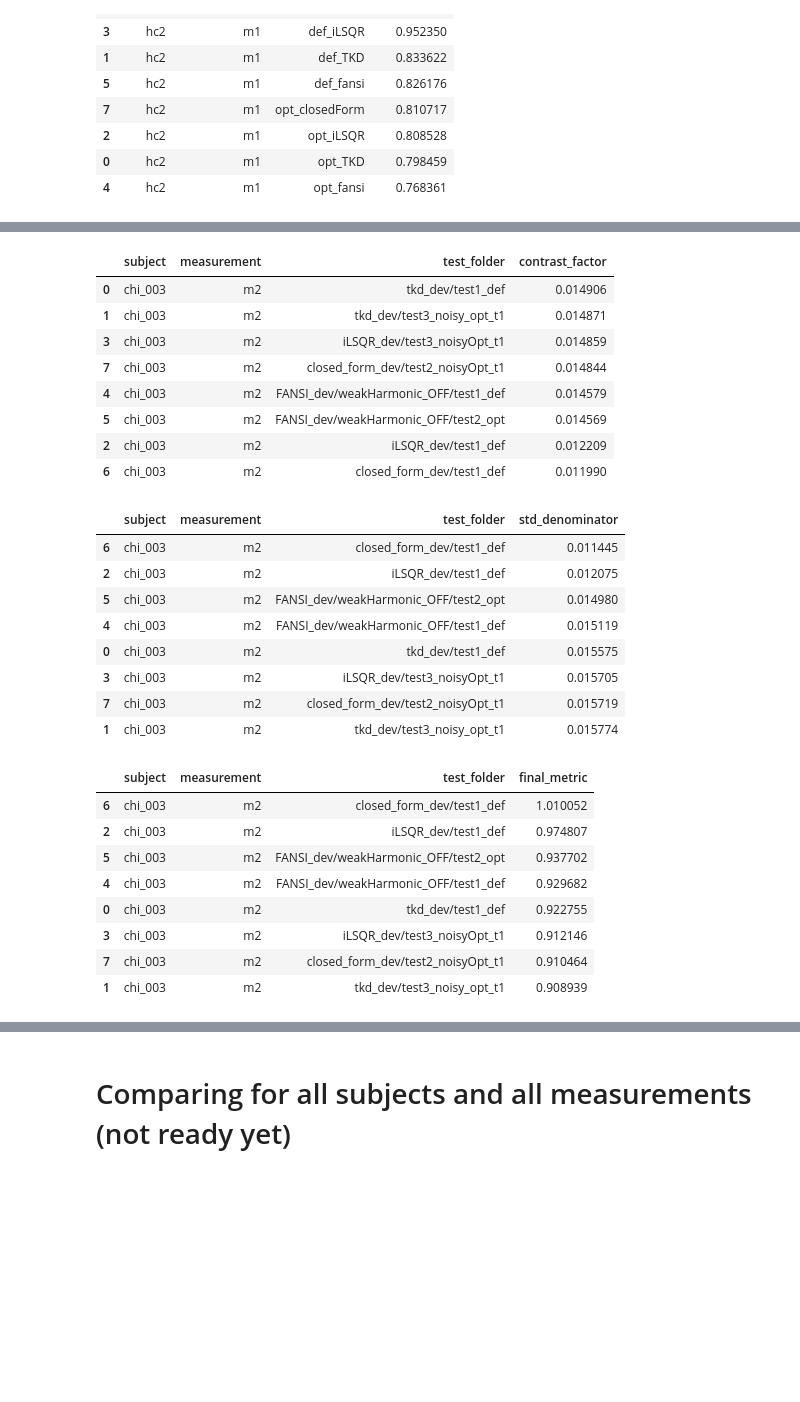
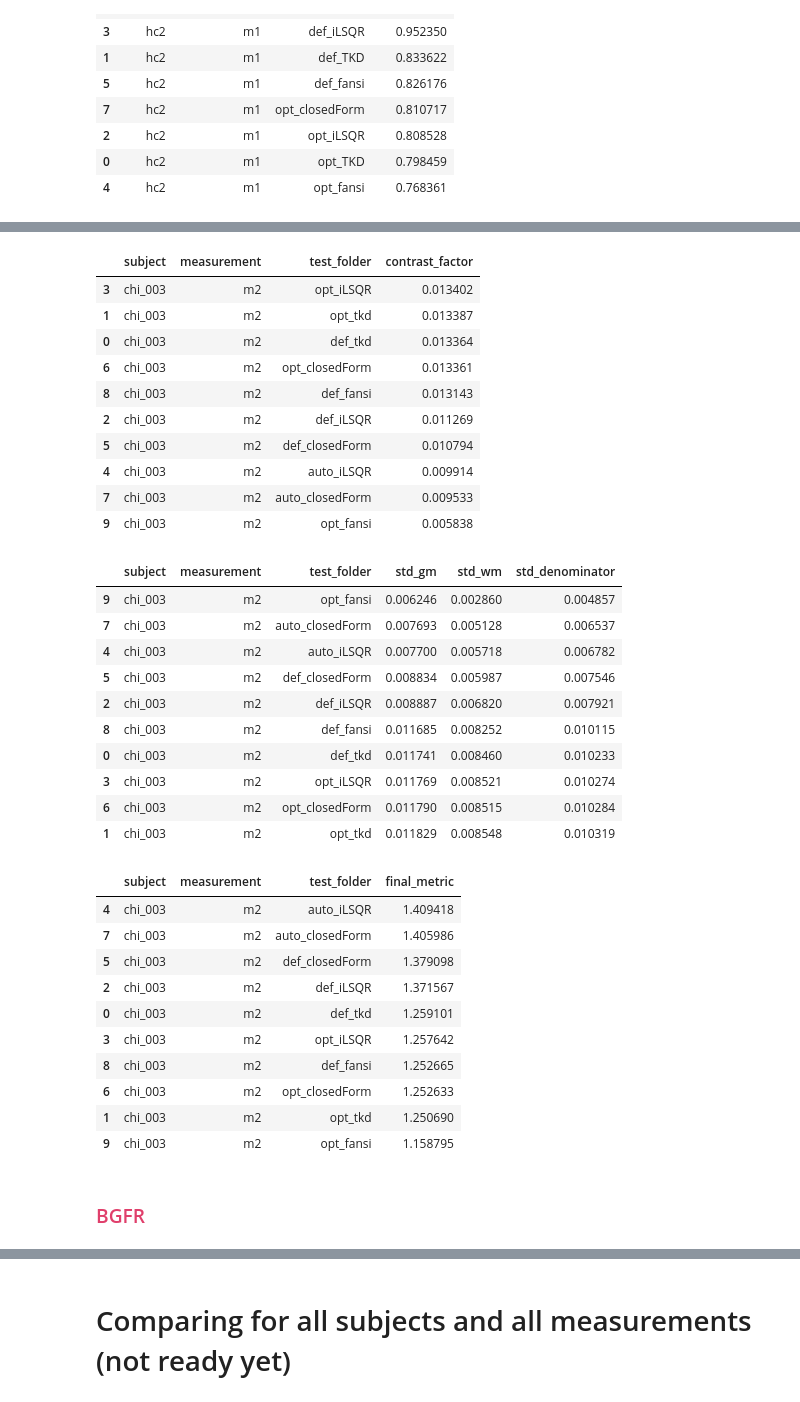
Before and after one commit to sriosq/Image-processing-strategies, a Jupyter notebook: qsm_testing/chi_mapping_metric_analysis.ipynb, the cells around one changed output, grey strips where cells are left out. Drawn from its saved outputs; the diff is of its cells as text; code cells hidden in the pictures; blank space fills up the shorter version.

```diff
--- a/qsm_testing/chi_mapping_metric_analysis.ipynb
+++ b/qsm_testing/chi_mapping_metric_analysis.ipynb
@@ -289,7 +350,9 @@ final_metric_sorted_hc2_m1[['subject', 'measurement', 'test_folder', 'final_metr
 # %%
-chi_003_m2_test_folders = ['tkd_dev/test1_def', 'tkd_dev/test3_noisy_opt_t1', 'iLSQR_dev/test1_def', 'iLSQR_dev/test3_noisyOpt_t1', 'FANSI_dev/weakHarmonic_OFF/test1_def', 'FANSI_dev/weakHarmonic_OFF/test2_opt', "closed_form_dev/test1_def","closed_form_dev/test2_noisyOpt_t1"]
-# Remove MEDI due to wrong mean calculation, something wrong with lambda in MEDI 'MEDI_dev/test1_def', 'MEDI_dev/test6_noSMV_lmbda1e5'
-chi_003_m2_root_dir =  r"E:\msc_data\sc_qsm\neuropoly_data\chi_003\qsm_processing\2nd_3D_meGRE\chi_map"
+chi_003_m2_test_folders = ["def_tkd", "opt_tkd", "def_iLSQR",  "opt_iLSQR", "auto_iLSQR",
+                    "def_closedForm",  "opt_closedForm", "auto_closedForm", "def_fansi", "opt_fansi"]
+
+chi_003_m2_root_dir =  r"E:\msc_data\sc_qsm\neuropoly_data\chi_003\qsm_processing\2nd_3D_meGRE\auto_di_comp\comp_di"
+chi_003_sc_msk_path = r"E:\msc_data\sc_qsm\neuropoly_data\chi_003\qsm_processing\2nd_3D_meGRE\chi_003_m2_sc_msk_T0000.nii.gz"
 chi_003_m2_gm_msk_path = r"E:\msc_data\sc_qsm\neuropoly_data\chi_003\qsm_processing\2nd_3D_meGRE\chi_003_m2_gm_msk.nii.gz"
 chi_003_m2_wm_msk_path = r"E:\msc_data\sc_qsm\neuropoly_data\chi_003\qsm_processing\2nd_3D_meGRE\chi_003_m2_wm_msk.nii.gz"
-chi_003_m2_opt_pdf_to_all_DI_df = chimap_comp_wm_gm_custom('chi_003', 'm2', chi_003_m2_root_dir, chi_003_m2_test_folders, chi_003_m2_gm_msk_path, chi_003_m2_wm_msk_path)
+chi_003_m2_opt_pdf_to_all_DI_df = multi_algo_comp_wm_gm_custom('chi_003', 'm2', "chi_map", chi_003_m2_root_dir, chi_003_m2_test_folders, chi_003_m2_gm_msk_path, chi_003_m2_wm_msk_path)
@@ -301,35 +393,43 @@ final_metric_sorted_chi_003_m2 = chi_003_m2_opt_pdf_to_all_DI_df.sort_values(by=
 contrast_sorted_chi_003_m2[['subject', 'measurement', 'test_folder', 'contrast_factor']]
 # %% [output]
 |  | subject | measurement | test_folder | contrast_factor |
-| 0 | chi_003 | m2 | tkd_dev/test1_def | 0.014906 |
-| 1 | chi_003 | m2 | tkd_dev/test3_noisy_opt_t1 | 0.014871 |
-| 3 | chi_003 | m2 | iLSQR_dev/test3_noisyOpt_t1 | 0.014859 |
-| 7 | chi_003 | m2 | closed_form_dev/test2_noisyOpt_t1 | 0.014844 |
-| 4 | chi_003 | m2 | FANSI_dev/weakHarmonic_OFF/test1_def | 0.014579 |
-| 5 | chi_003 | m2 | FANSI_dev/weakHarmonic_OFF/test2_opt | 0.014569 |
-| 2 | chi_003 | m2 | iLSQR_dev/test1_def | 0.012209 |
-| 6 | chi_003 | m2 | closed_form_dev/test1_def | 0.011990 |
+| 3 | chi_003 | m2 | opt_iLSQR | 0.013402 |
+| 1 | chi_003 | m2 | opt_tkd | 0.013387 |
+| 0 | chi_003 | m2 | def_tkd | 0.013364 |
+| 6 | chi_003 | m2 | opt_closedForm | 0.013361 |
+| 8 | chi_003 | m2 | def_fansi | 0.013143 |
+| 2 | chi_003 | m2 | def_iLSQR | 0.011269 |
+| 5 | chi_003 | m2 | def_closedForm | 0.010794 |
+| 4 | chi_003 | m2 | auto_iLSQR | 0.009914 |
+| 7 | chi_003 | m2 | auto_closedForm | 0.009533 |
+| 9 | chi_003 | m2 | opt_fansi | 0.005838 |
 # %%
-noise_sorted_chi_003_m2[['subject', 'measurement', 'test_folder', 'std_denominator']]
+noise_sorted_chi_003_m2[['subject', 'measurement', 'test_folder', 'std_gm', 'std_wm', 'std_denominator']]
 # %% [output]
-|  | subject | measurement | test_folder | std_denominator |
-| 6 | chi_003 | m2 | closed_form_dev/test1_def | 0.011445 |
-| 2 | chi_003 | m2 | iLSQR_dev/test1_def | 0.012075 |
-| 5 | chi_003 | m2 | FANSI_dev/weakHarmonic_OFF/test2_opt | 0.014980 |
-| 4 | chi_003 | m2 | FANSI_dev/weakHarmonic_OFF/test1_def | 0.015119 |
-| 0 | chi_003 | m2 | tkd_dev/test1_def | 0.015575 |
-| 3 | chi_003 | m2 | iLSQR_dev/test3_noisyOpt_t1 | 0.015705 |
-| 7 | chi_003 | m2 | closed_form_dev/test2_noisyOpt_t1 | 0.015719 |
-| 1 | chi_003 | m2 | tkd_dev/test3_noisy_opt_t1 | 0.015774 |
+|  | subject | measurement | test_folder | std_gm | std_wm | std_denominator |
+| 9 | chi_003 | m2 | opt_fansi | 0.006246 | 0.002860 | 0.004857 |
+| 7 | chi_003 | m2 | auto_closedForm | 0.007693 | 0.005128 | 0.006537 |
+| 4 | chi_003 | m2 | auto_iLSQR | 0.007700 | 0.005718 | 0.006782 |
+| 5 | chi_003 | m2 | def_closedForm | 0.008834 | 0.005987 | 0.007546 |
+| 2 | chi_003 | m2 | def_iLSQR | 0.008887 | 0.006820 | 0.007921 |
+| 8 | chi_003 | m2 | def_fansi | 0.011685 | 0.008252 | 0.010115 |
+| 0 | chi_003 | m2 | def_tkd | 0.011741 | 0.008460 | 0.010233 |
+| 3 | chi_003 | m2 | opt_iLSQR | 0.011769 | 0.008521 | 0.010274 |
+| 6 | chi_003 | m2 | opt_closedForm | 0.011790 | 0.008515 | 0.010284 |
+| 1 | chi_003 | m2 | opt_tkd | 0.011829 | 0.008548 | 0.010319 |
 # %%
 final_metric_sorted_chi_003_m2[['subject', 'measurement', 'test_folder', 'final_metric']]
 # %% [output]
 |  | subject | measurement | test_folder | final_metric |
-| 6 | chi_003 | m2 | closed_form_dev/test1_def | 1.010052 |
-| 2 | chi_003 | m2 | iLSQR_dev/test1_def | 0.974807 |
-| 5 | chi_003 | m2 | FANSI_dev/weakHarmonic_OFF/test2_opt | 0.937702 |
-| 4 | chi_003 | m2 | FANSI_dev/weakHarmonic_OFF/test1_def | 0.929682 |
-| 0 | chi_003 | m2 | tkd_dev/test1_def | 0.922755 |
-| 3 | chi_003 | m2 | iLSQR_dev/test3_noisyOpt_t1 | 0.912146 |
-| 7 | chi_003 | m2 | closed_form_dev/test2_noisyOpt_t1 | 0.910464 |
-| 1 | chi_003 | m2 | tkd_dev/test3_noisy_opt_t1 | 0.908939 |
+| 4 | chi_003 | m2 | auto_iLSQR | 1.409418 |
+| 7 | chi_003 | m2 | auto_closedForm | 1.405986 |
+| 5 | chi_003 | m2 | def_closedForm | 1.379098 |
+| 2 | chi_003 | m2 | def_iLSQR | 1.371567 |
+| 0 | chi_003 | m2 | def_tkd | 1.259101 |
+| 3 | chi_003 | m2 | opt_iLSQR | 1.257642 |
+| 8 | chi_003 | m2 | def_fansi | 1.252665 |
+| 6 | chi_003 | m2 | opt_closedForm | 1.252633 |
+| 1 | chi_003 | m2 | opt_tkd | 1.250690 |
+| 9 | chi_003 | m2 | opt_fansi | 1.158795 |
+# %% [markdown]
+### <span style="color:#E03F6B"> BGFR </span> </br>
```
Also changed, not shown: parts of 113 cells of this notebook, 9 other files.
